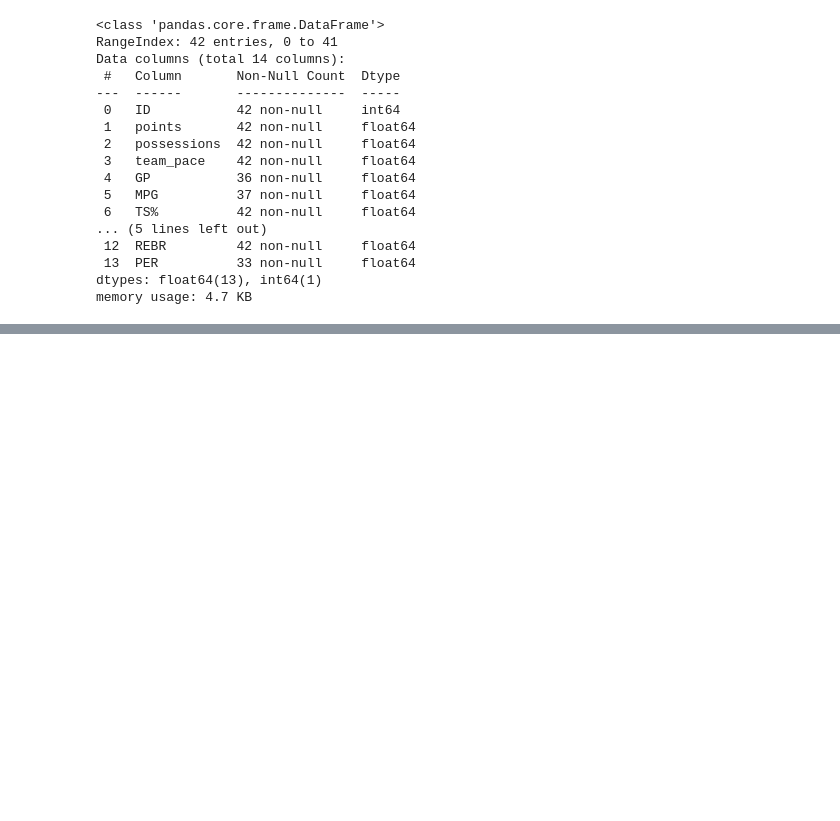
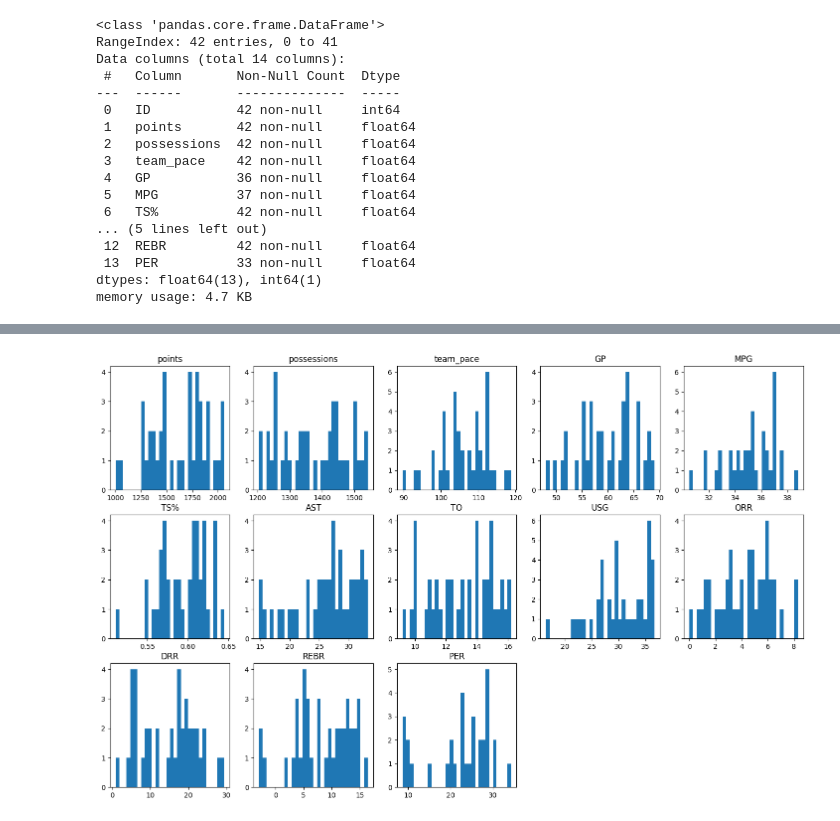
Before and after one commit to Luanog/Space_Jam_ANL, a Jupyter notebook: space-jam-anl.ipynb, the cells around one changed output, grey strips where cells are left out. Saved outputs shown, nothing was run; the diff lists cells and outputs as text; code cells hidden in the pictures; blank space fills up the shorter version.

```diff
--- a/space-jam-anl.ipynb
+++ b/space-jam-anl.ipynb
@@ -218,0 +263,6 @@ memory usage: 4.7 KB
+# %%
+# excluindo linha com exceção em 'points' e 'possessions'.
+player_df.drop(player_df.index[points_outlier], inplace=True)
+
+# Verificando se a linha excluida foi a correta.
+player_df.tail(10)
@@ -218,0 +281,3 @@ memory usage: 4.7 KB
+# %%
+# Renumerando linhas.
+player_df.reset_index(drop=True, inplace=True)
@@ -218,0 +303,17 @@ memory usage: 4.7 KB
+# %%
+#Criando histogrmas para verificar os valores médios e assim substituir os NaN
+
+# Criando lista com todos os nomes de colunas, exceto ID.
+cols = list(player_df.iloc[:, 1:])
+
+# Definindo tamanho e distancias entre os histogramas.
+fig = plt.figure(figsize=(18, 11))
+fig.tight_layout(pad=5.0)
+
+# Loop em cada coluna para criar um histograma para cada um.
+for i in range(len(cols)):
+    plt.subplot(3, 5, i+1)
+    plt.hist(player_df[cols[i]], bins=30)
+    plt.title(cols[i])
+# %% [output]
+[figure, added]
```
Also changed, not shown: parts of 11 cells of this notebook.
